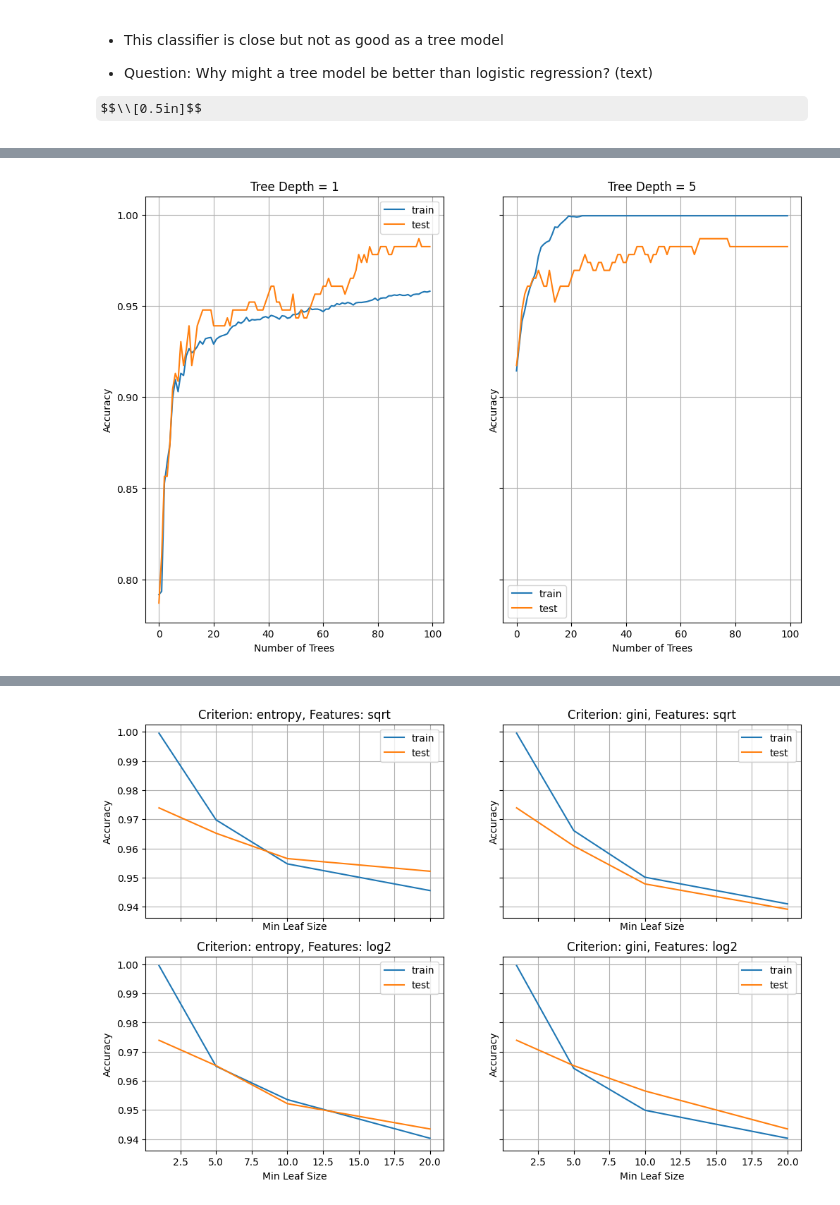
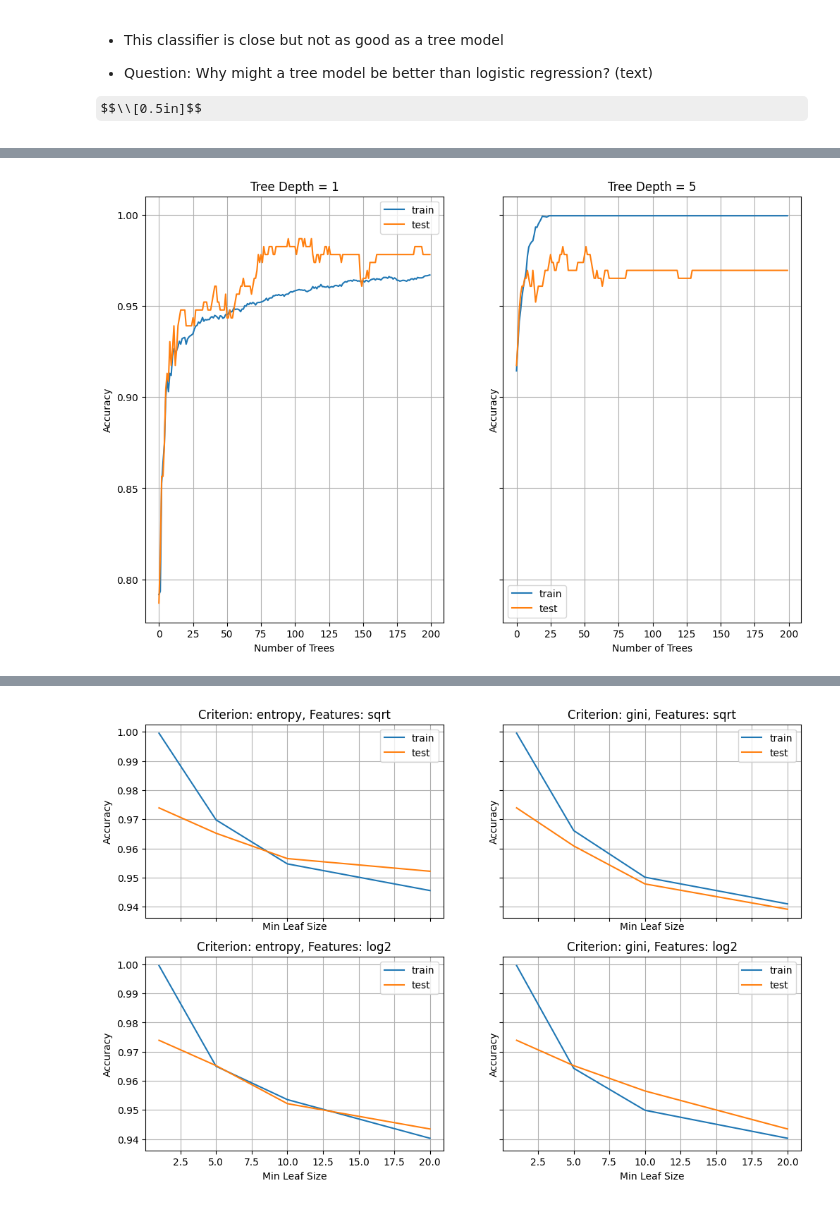
Before and after one commit to omesner/UMSTATS504, a Jupyter notebook: trees/trees.ipynb, the cells around one changed output, grey strips where cells are left out. Cells and saved outputs as stored; diff of their text form; code cells hidden in the pictures; some formulas as TeX source.

```diff
--- a/trees/trees.ipynb
+++ b/trees/trees.ipynb
@@ -1451,31 +1547,31 @@ Below:
 # %%
 from sklearn.ensemble import AdaBoostClassifier
 
 depth = [1, 5]
 
 fig, axs = plt.subplots(1, 2, sharey=True)
 
 for itr in range(2):
     learner = tree.DecisionTreeClassifier(
         criterion='entropy', max_depth=depth[itr])
-    clf = AdaBoostClassifier(learner, n_estimators=100)
+    clf = AdaBoostClassifier(learner, n_estimators=200)
     clf.fit(train_set.drop(columns='Y').values, train_set['Y'])
 
     train_accuracy = list(clf.staged_score(
         train_set.drop(columns='Y').values, train_set['Y']))
     test_accuracy = list(clf.staged_score(
         test_set.drop(columns='Y').values, test_set['Y']))
 
     axs[itr].plot(train_accuracy, label='train')
     axs[itr].plot(test_accuracy, label='test')
     axs[itr].legend()
     axs[itr].set_title(f'Tree Depth = {depth[itr]}')
 
 for ax in fig.get_axes():
     ax.label_outer()
     ax.grid(True)
 
 for ax in axs.flat:
     ax.set(xlabel='Number of Trees', ylabel='Accuracy');
 # %% [output]
-[figure, old version]
+[figure, new version]
```
Also changed, not shown: parts of 7 cells of this notebook, 1 other file.
